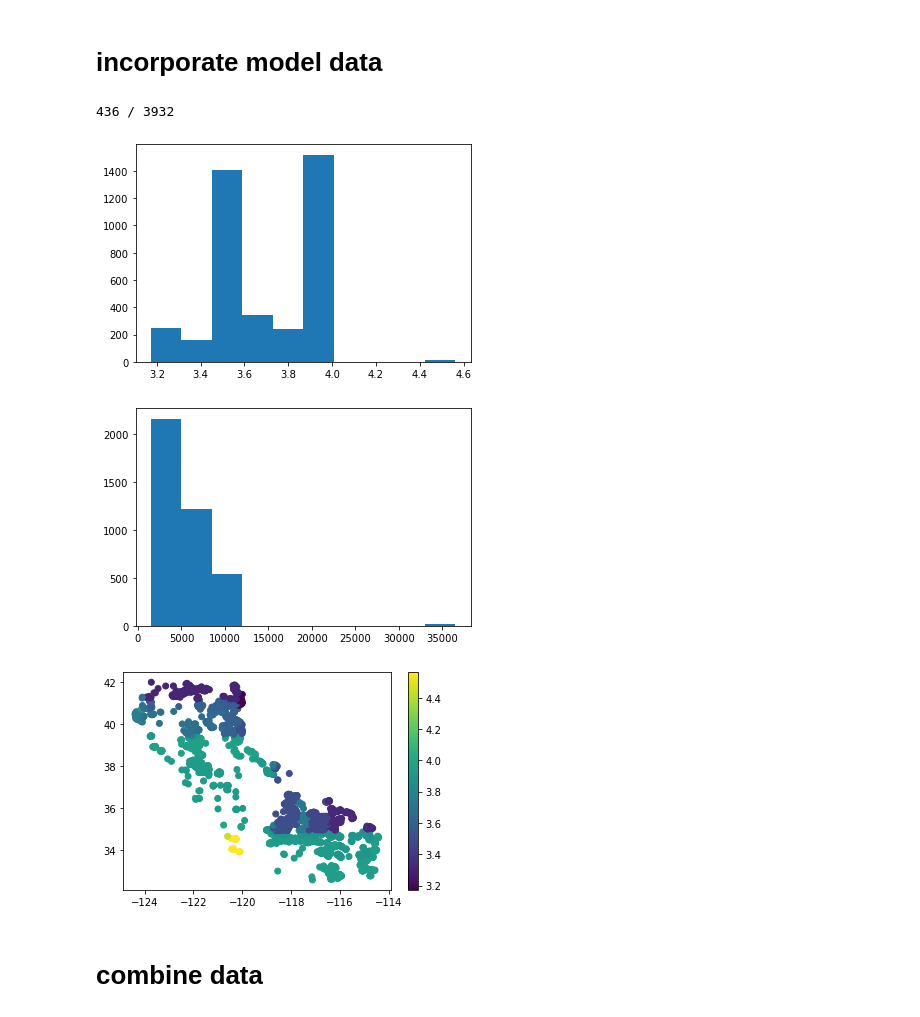
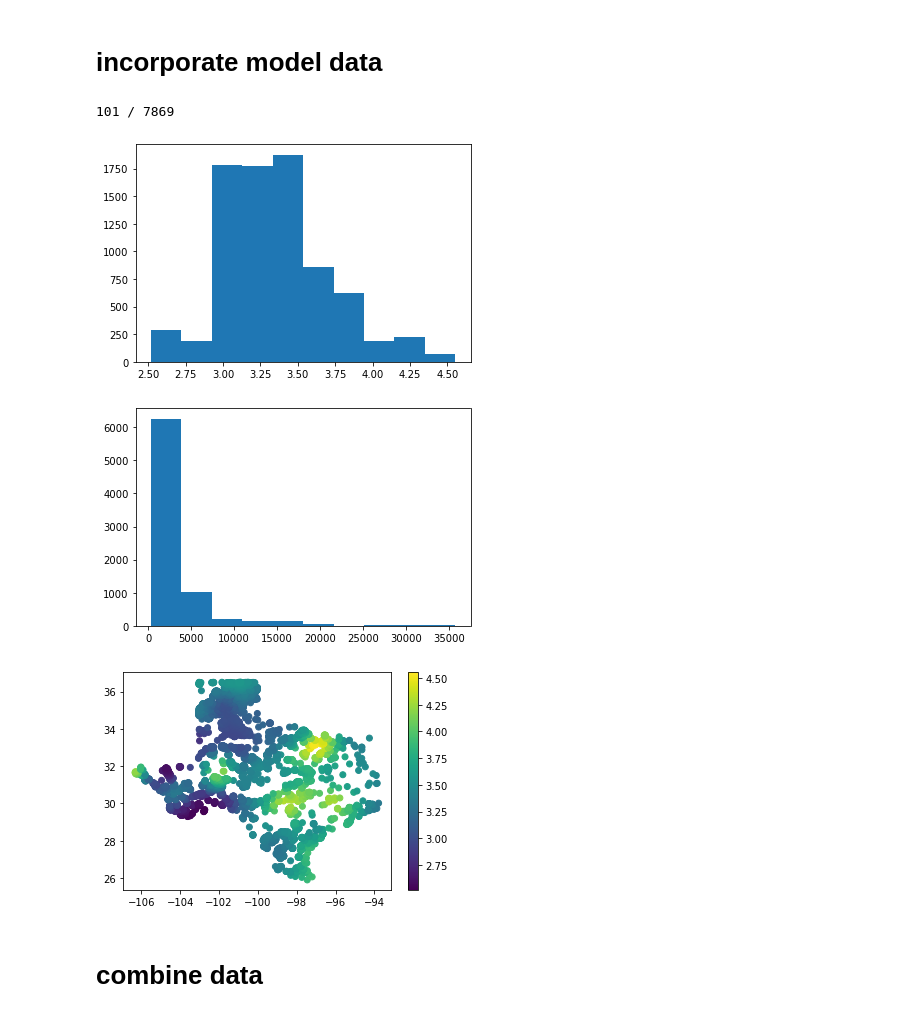
Before and after one commit to akuczala/windsite, a Jupyter notebook: notebooks/techno-opt.ipynb, the cells around one changed output. Cells and saved outputs as stored; diff of their text form; code cells hidden in the pictures.

Commit message:
reimplemented for texas

```diff
--- a/notebooks/techno-opt.ipynb
+++ b/notebooks/techno-opt.ipynb
@@ -32,11 +35,11 @@ Libraries loaded.
 # %% [markdown]
 # nrel techno sites
 # %%
-nrel_us = pd.read_csv('data/nrel-techno-sites.csv')
+nrel_us = pd.read_csv('../data/nrel-techno-sites.csv')
 print(len(nrel_us))
-nrel_ca = nrel_us[(nrel_us.State == 'California')]
-print(len(nrel_ca))
-point_list = list(zip(nrel_ca['latitude'],nrel_ca['longitude']))
-nrel_ca.head()
+nrel_state = nrel_us[(nrel_us.State == 'Texas')]
+print(len(nrel_state))
+point_list = list(zip(nrel_state['latitude'],nrel_state['longitude']))
+nrel_state.head()
 # %% [output]
 126692
@@ -167,29 +209,32 @@ plt.hist(road_df['distance'])
 # incorporate model data
 # %%
 import pickle as pkl
-with open('models/land-value-model-v1.pkl','rb') as f:
+with open('../models/land-price-17.pkl','rb') as f:
     land_value_model = pkl.load(f)
-with open('models/capacity-class-model-v1.pkl','rb') as f:
+with open('../models/cf-model-17.pkl','rb') as f:
     capacity_class_model = pkl.load(f)
 # %%
-X_cap = pd.concat([nrel_ca[['site_id','capacity_factor']].set_index('site_id'),
-               pd.DataFrame({'p_year' : np.full([len(nrel_ca)],2017)},index=nrel_ca['site_id'])],axis=1)
-y_cap = capacity_class_model.predict(X_cap)
+import models
+X_cap = pd.concat([nrel_state[['site_id','longitude','capacity_factor']].set_index('site_id'),
+               pd.DataFrame({'p_year' : np.full([len(nrel_state)],2017)},index=nrel_state['site_id'])],axis=1)
+#y_cap = capacity_class_model.predict(X_cap)
+best_threshold = 0.7420621909792579
+y_cap = models.pred_thresh(capacity_class_model,X_cap,th=best_threshold)
 print(np.count_nonzero(y_cap),'/',len(y_cap))
 capacity_class = y_cap
 # %% [output]
-436 / 3932
+101 / 7869
 # %%
-X_land = nrel_ca[['latitude','longitude']]
-y_land = land_value_model.predict(X_land)
+X_land = nrel_state[['latitude','longitude']]
+y_land,y_land_std = land_value_model.predict(X_land,return_std=True)
 land_value = 10**y_land
 plt.hist(y_land); plt.show()
 plt.hist(land_value); plt.show()
 plt.scatter(X_land.iloc[:,1],X_land.iloc[:,0],c=y_land); plt.colorbar(); plt.show()
 # %% [output]
-[figure, old version]
+[figure, new version]
-[figure, old version]
+[figure, new version]
-[figure, old version]
+[figure, new version]
 # %% [markdown]
 # combine data
 # %%
```
Also changed, not shown: parts of 20 cells of this notebook, 53 other files.
